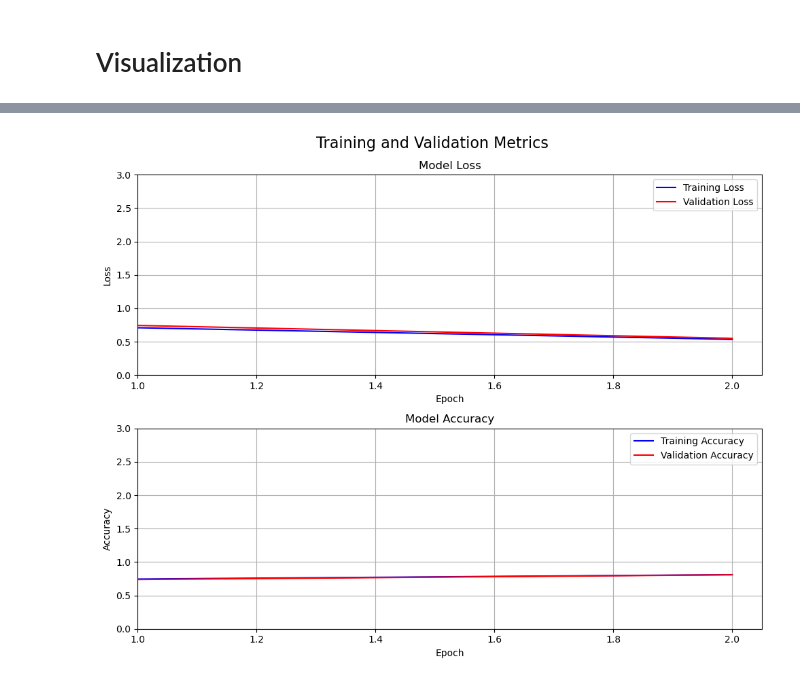
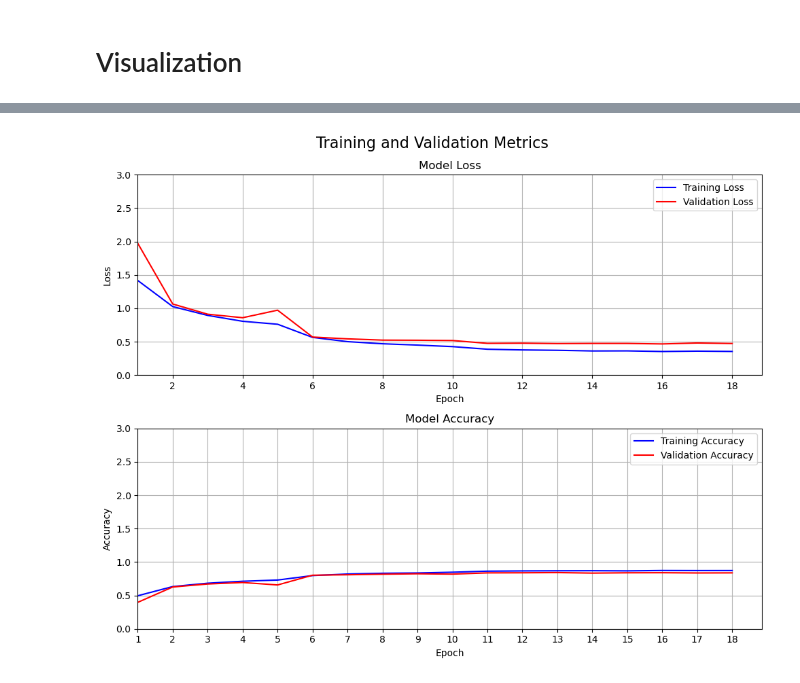
Before and after one commit to michsute/North-American-Animals-Classification, a Jupyter notebook: resnet_baseline.ipynb, the cells around one changed output, grey strips where cells are left out. Cells and saved outputs as stored; diff of their text form; code cells hidden in the pictures.

```diff
--- a/resnet_baseline.ipynb
+++ b/resnet_baseline.ipynb
@@ -216,12 +202,14 @@ train_accuracies = []
 val_accuracies = []
 
 # Initialize variables to track the best model
+current_time = datetime.datetime.now().strftime("%Y-%m-%d_%H-%M-%S")
 best_val_accuracy = 0.0
-best_model_path = 'best_model3.pth'
+best_model_path = f'best_model_{current_time}.pth'
+
 
 # Track F1, ROC, and confusion matrix
 val_f1_scores = []
-val_roc_aucs = []
+#val_roc_aucs = []
 val_conf_matrices = []
 
 # Early Stopping Parameters
@@ -285,13 +273,12 @@ for epoch in range(num_epochs):
             # 'weighted' in case of inbalance dataset or multiclass. Safety here.
             val_f1_scores.append(f1)
 
-            if len(np.unique(all_labels)) == 2:  # Only for binary classification
-                roc_auc = roc_auc_score(all_labels, model.softmax(outputs).cpu().detach().numpy()[:, 1])
-                #sklearn
-                val_roc_aucs.append(roc_auc)
+            """if len(np.unique(all_labels)) == 2:  # DOES NOT WORK SINCE 12 LABELS, relevant?
+                roc_auc = roc_auc_score(all_labels, model.softmax(outputs).cpu().detach().numpy()[:, 1]) #sklearn
+                val_roc_aucs.append(roc_auc)"""
 
             # Confusion Matrix
-            conf_matrix = confusion_matrix(all_labels, all_preds, normalize = 'all')
+            conf_matrix = confusion_matrix(all_labels, all_preds)
             val_conf_matrices.append(conf_matrix)
 
             # Save the best model based on validation accuracy
@@ -341,10 +350,10 @@ len(train_losses)
 import matplotlib.pyplot as plt
 import numpy as np
 
-stopped_epoch = best_epoch + patience
+stopped_epoch = 13# best_epoch + patience
 
 # Data from your training output
-epochs = range(1, 3) ## HARD CODDED stopped_epoch
+epochs = range(1, 19) ## HARD CODDED stopped_epoch
 
 # Create a figure with two subplots
 fig, (ax1, ax2) = plt.subplots(2, 1, figsize=(10, 8))
@@ -370,7 +379,7 @@ ax2.set_xlabel('Epoch')
 ax2.set_ylabel('Accuracy')
 ax2.set_ylim(0, 3)
 ax2.set_xlim(1)
-ax.set_xticks(ticks=np.arange(1, 3, 1)) # HARD CODED, epochs
+ax2.set_xticks(ticks=np.arange(1, 19, 1)) # HARD CODED, epochs
 ax2.legend()
 ax2.grid()
 
@@ -378,7 +387,7 @@ ax2.grid()
 fig.tight_layout()
 ax1.plot()
 ax2.plot()
-f.show()
+fig.show()
 
 # Calculate and print best validation accuracy
 best_val_accuracy = max(val_accuracies)
@@ -396,4 +405,4 @@ Final accuracy gap (train - val): 0.0022
-[figure, old version]
+[figure, new version]
 # %%
 # Plot F1-Score
 f, ax = plt.subplots(figsize=(10, 5), sharex=True)
```
Also changed, not shown: parts of 16 cells of this notebook.
